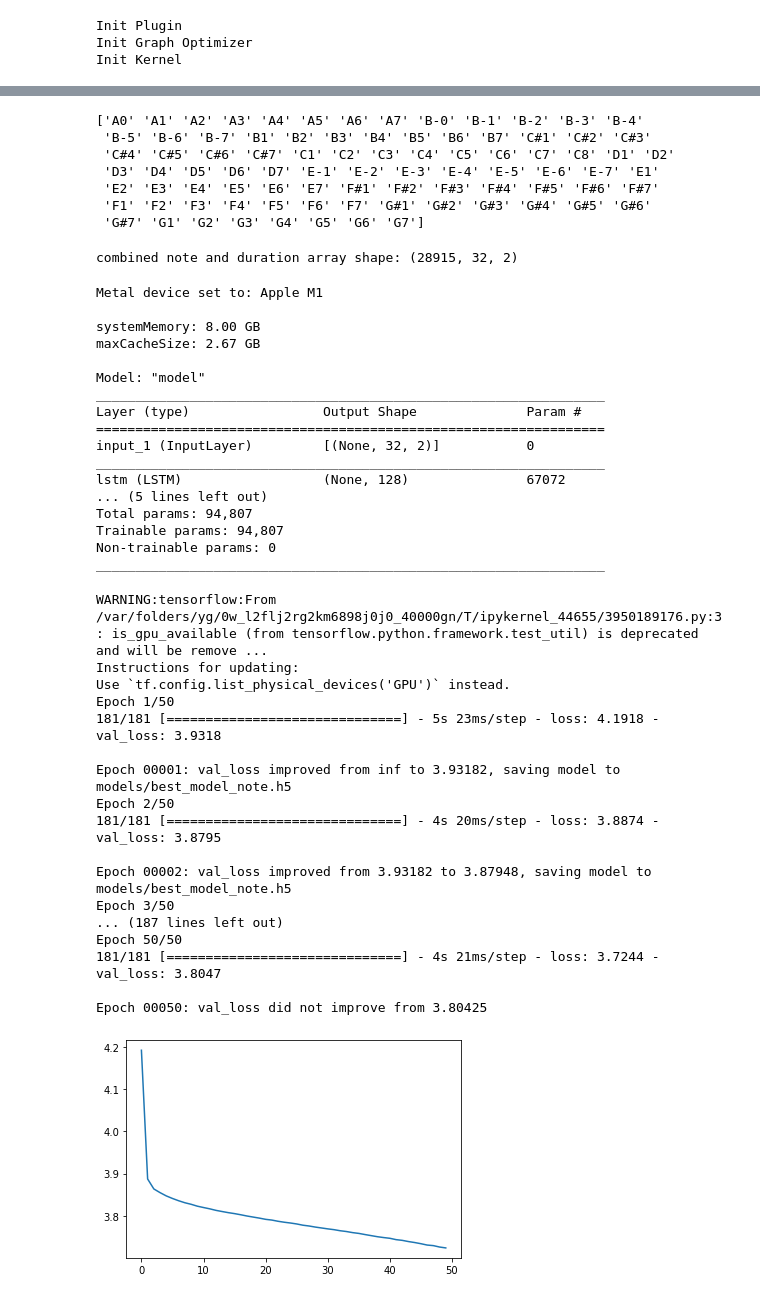
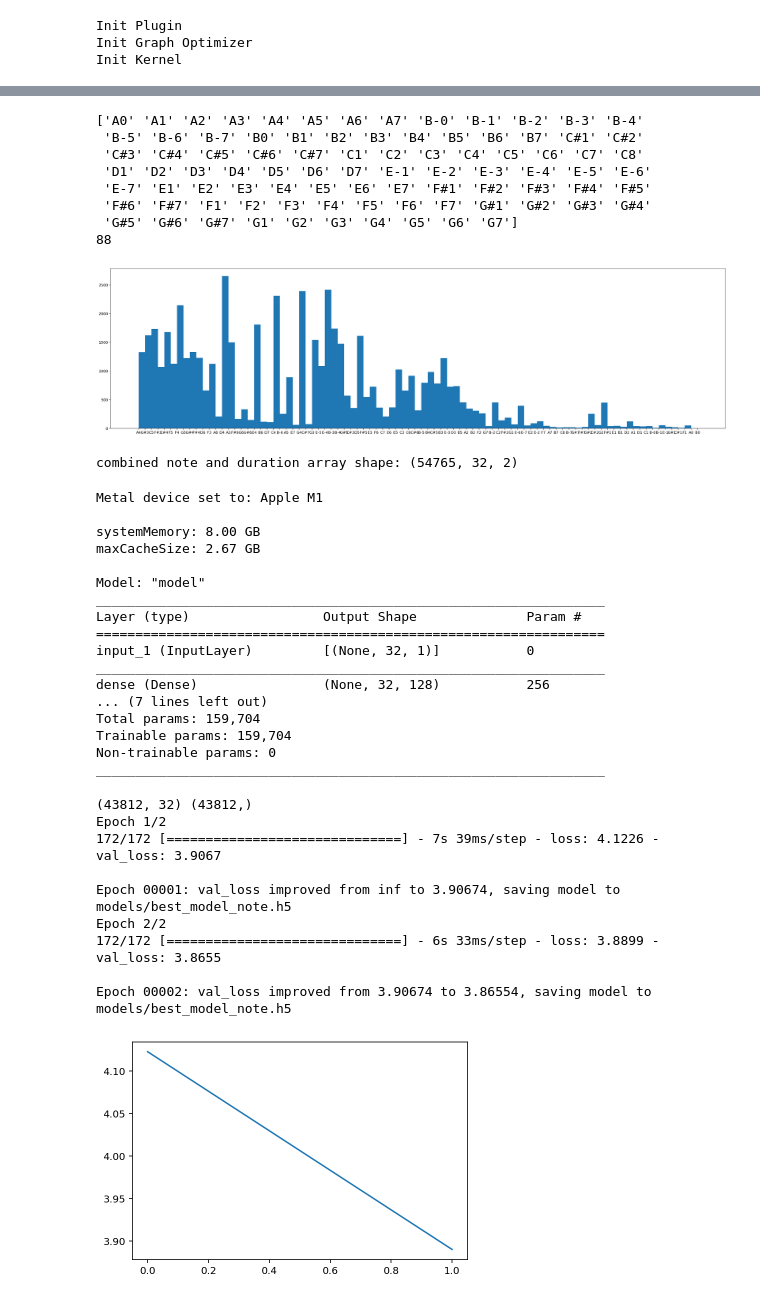
Before and after one commit to benlottes/Music-Generation, a Jupyter notebook: produce_note_model.ipynb, the cells around one changed output, grey strips where cells are left out. Saved outputs shown, nothing was run; the diff lists cells and outputs as text; code cells hidden in the pictures.

```diff
--- a/produce_note_model.ipynb
+++ b/produce_note_model.ipynb
@@ -72,7 +70,7 @@ freq_note_data = np.array(freq_note_data, dtype=object)
 n_timesteps = 32
 X, y_note, y_duration = [], [], []
 
-for notes_of_file, durations_of_file in zip(note_data_by_file, duration_data_by_file): #freq_note_data:
+for notes_of_file, durations_of_file in zip(note_data_by_file, dur_data_by_file): #freq_note_data:
     for i in range(0, len(notes_of_file) - n_timesteps):
         # (n_timesteps) length note sequence
         X.append([notes_of_file[i:i + n_timesteps], durations_of_file[i:i + n_timesteps]])
@@ -87,14 +85,23 @@ y_note = np.array(y_note)
 y_duration = np.array(y_duration)
 # %%
 print(np.unique(y_note))
+print(len(np.unique(y_note)))
 # %% [output]
 ['A0' 'A1' 'A2' 'A3' 'A4' 'A5' 'A6' 'A7' 'B-0' 'B-1' 'B-2' 'B-3' 'B-4'
- 'B-5' 'B-6' 'B-7' 'B1' 'B2' 'B3' 'B4' 'B5' 'B6' 'B7' 'C#1' 'C#2' 'C#3'
- 'C#4' 'C#5' 'C#6' 'C#7' 'C1' 'C2' 'C3' 'C4' 'C5' 'C6' 'C7' 'C8' 'D1' 'D2'
- 'D3' 'D4' 'D5' 'D6' 'D7' 'E-1' 'E-2' 'E-3' 'E-4' 'E-5' 'E-6' 'E-7' 'E1'
- 'E2' 'E3' 'E4' 'E5' 'E6' 'E7' 'F#1' 'F#2' 'F#3' 'F#4' 'F#5' 'F#6' 'F#7'
- 'F1' 'F2' 'F3' 'F4' 'F5' 'F6' 'F7' 'G#1' 'G#2' 'G#3' 'G#4' 'G#5' 'G#6'
- 'G#7' 'G1' 'G2' 'G3' 'G4' 'G5' 'G6' 'G7']
+ 'B-5' 'B-6' 'B-7' 'B0' 'B1' 'B2' 'B3' 'B4' 'B5' 'B6' 'B7' 'C#1' 'C#2'
+ 'C#3' 'C#4' 'C#5' 'C#6' 'C#7' 'C1' 'C2' 'C3' 'C4' 'C5' 'C6' 'C7' 'C8'
+ 'D1' 'D2' 'D3' 'D4' 'D5' 'D6' 'D7' 'E-1' 'E-2' 'E-3' 'E-4' 'E-5' 'E-6'
+ 'E-7' 'E1' 'E2' 'E3' 'E4' 'E5' 'E6' 'E7' 'F#1' 'F#2' 'F#3' 'F#4' 'F#5'
+ 'F#6' 'F#7' 'F1' 'F2' 'F3' 'F4' 'F5' 'F6' 'F7' 'G#1' 'G#2' 'G#3' 'G#4'
+ 'G#5' 'G#6' 'G#7' 'G1' 'G2' 'G3' 'G4' 'G5' 'G6' 'G7']
+88
+# %%
+# make the figsize a bigger
+plt.figure(figsize=(30, 8))
+plt.hist(y_note, bins=np.arange(0, len(np.unique(y_note)), 1))
+plt.show()
+# %% [output]
+[figure, added]
 # %%
 unique_x_note = list(set(X[:, 0].ravel()))
 x_note_to_int = dict((note_, number) for number, note_ in enumerate(unique_x_note))
@@ -113,19 +120,20 @@ print("combined note and duration array shape:", x_seq_combined.shape)
 
 unique_y_note = list(set(y_note))
 y_note_to_int = dict((note_, number) for number, note_ in enumerate(unique_y_note))
-y_seq_note = np.array([y_note_to_int[note] for note in y_note])
+y_seq_note = np.array([y_note_to_int[note] for note in y_note], dtype=float)
 
 unique_y_duration = list(set(y_duration))
 y_dur_to_int = dict((duration_, number) for number, duration_ in enumerate(unique_y_duration))
-y_seq_dur = np.array([y_dur_to_int[duration] for duration in y_duration])
+y_seq_dur = np.array([y_dur_to_int[duration] for duration in y_duration], dtype=float)
 # %% [output]
-combined note and duration array shape: (28915, 32, 2)
+combined note and duration array shape: (54765, 32, 2)
 # %%
-x_tr_note, x_val_note, y_tr_note, y_val_note = train_test_split(x_seq_combined, y_seq_note, test_size=0.2, random_state=0)
-x_tr_dur, x_val_dur, y_tr_dur, y_val_dur = train_test_split(x_seq_combined, y_seq_dur, test_size=0.2, random_state=0)
+x_tr_note, x_val_note, y_tr_note, y_val_note = train_test_split(x_seq_combined[:, :, 0], y_seq_note, test_size=0.2, random_state=0)
+x_tr_dur, x_val_dur, y_tr_dur, y_val_dur = train_test_split(x_seq_combined[:, :, 1], y_seq_dur, test_size=0.2, random_state=0)
 # %%
-inputs = Input((n_timesteps, 2))
-x = LSTM(128)(inputs)
+inputs = Input((n_timesteps, 1))
+x = Dense(128, activation="relu")(inputs)
+x = LSTM(128)(x)
 x = Dense(128, activation="relu")(x)
 output = Dense(len(unique_x_note), activation="softmax")(x)
 
@@ -143,44 +151,36 @@ Model: "model"
 _________________________________________________________________
 Layer (type)                 Output Shape              Param #
 =================================================================
-input_1 (InputLayer)         [(None, 32, 2)]           0
+input_1 (InputLayer)         [(None, 32, 1)]           0
 _________________________________________________________________
-lstm (LSTM)                  (None, 128)               67072
-... (5 lines left out)
-Total params: 94,807
-Trainable params: 94,807
+dense (Dense)                (None, 32, 128)           256
+... (7 lines left out)
+Total params: 159,704
+Trainable params: 159,704
 Non-trainable params: 0
 _________________________________________________________________
 # %%
 mc = ModelCheckpoint('models/best_model_note.h5', monitor='val_loss', mode='min', save_best_only=True, verbose=1)
 
 device = tf.device('/device:GPU:0') if tf.config.list_physical_devices("GPU") else tf.device('/device:CPU:0')
-
+print(x_tr_note.shape, y_tr_note.shape)
 with device:
     history = model_note.fit(x=x_tr_note, y=y_tr_note,
-                        batch_size=128, epochs=50,
+                        batch_size=256, epochs=50,
                         validation_data=(x_val_note, y_val_note),
                         verbose=1, callbacks=[mc]
     )
 plt.plot(history.history['loss'])
 plt.show()
 # %% [output]
-WARNING:tensorflow:From /var/folders/yg/0w_l2flj2rg2km6898j0j0_40000gn/T/ipykernel_44655/3950189176.py:3: is_gpu_available (from tensorflow.python.framework.test_util) is deprecated and will be remove ...
-Instructions for updating:
-Use `tf.config.list_physical_devices('GPU')` instead.
-Epoch 1/50
-181/181 [==============================] - 5s 23ms/step - loss: 4.1918 - val_loss: 3.9318
+(43812, 32) (43812,)
+Epoch 1/2
+172/172 [==============================] - 7s 39ms/step - loss: 4.1226 - val_loss: 3.9067
 
-Epoch 00001: val_loss improved from inf to 3.93182, saving model to models/best_model_note.h5
-Epoch 2/50
-181/181 [==============================] - 4s 20ms/step - loss: 3.8874 - val_loss: 3.8795
+Epoch 00001: val_loss improved from inf to 3.90674, saving model to models/best_model_note.h5
+Epoch 2/2
+172/172 [==============================] - 6s 33ms/step - loss: 3.8899 - val_loss: 3.8655
 
-Epoch 00002: val_loss improved from 3.93182 to 3.87948, saving model to models/best_model_note.h5
-Epoch 3/50
-... (187 lines left out)
-Epoch 50/50
-181/181 [==============================] - 4s 21ms/step - loss: 3.7244 - val_loss: 3.8047
-
-Epoch 00050: val_loss did not improve from 3.80425
+Epoch 00002: val_loss improved from 3.90674 to 3.86554, saving model to models/best_model_note.h5
-[figure, old version]
+[figure, new version]
 # %%
```
Also changed, not shown: parts of 8 cells of this notebook, 10 other files.
